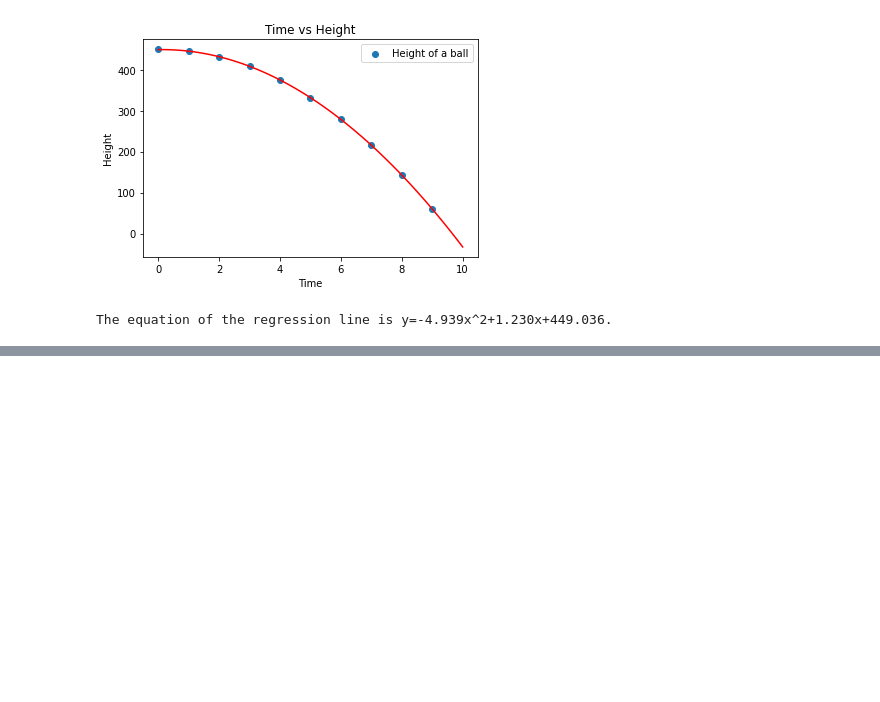
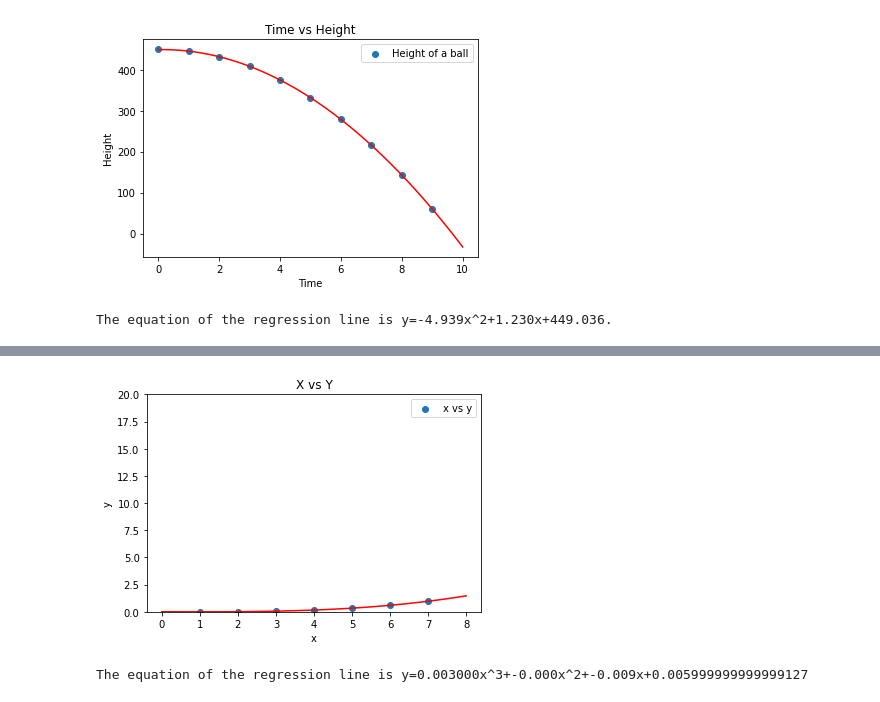
Before and after one commit to sakamotogin/modeling-functions, a Jupyter notebook: Modeling_Functions.ipynb, the cells around one changed output, grey strips where cells are left out. Saved outputs shown, nothing was run; the diff lists cells and outputs as text; code cells hidden in the pictures; blank space fills up the shorter version.

```diff
--- a/Modeling_Functions.ipynb
+++ b/Modeling_Functions.ipynb
@@ -245,0 +317,29 @@ distance = np.array([371,465,511,498,439,325])
+# %%
+import numpy as np
+import matplotlib.pyplot as plt
+%matplotlib inline
+
+x=np.arange(1,8)
+y=np.array([0,0.012,0.06,0.162,0.336,0.6,0.972])
+
+plt.scatter(x,y,label='x vs y')
+
+coef = np.polyfit(x,y,3)
+equ = np.poly1d(coef)
+
+x_plot = np.linspace(0,8,100)
+y_plot = equ(x_plot)
+plt.plot(x_plot, y_plot, color='r')
+
+plt.title('X vs Y')
+plt.xlabel('x')
+plt.ylabel('y')
+plt.ylim(0,20)
+plt.legend()
+plt.show()
+
+a, b, c, d = coef
+print(f'The equation of the regression line is y={a:3f}x^3+{b:.3f}x^2+{c:.3f}x+{d}')
+# %% [output]
+[figure, added]
+The equation of the regression line is y=0.003000x^3+-0.000x^2+-0.009x+0.005999999999999127
```
Also changed, not shown: parts of 20 cells of this notebook.
